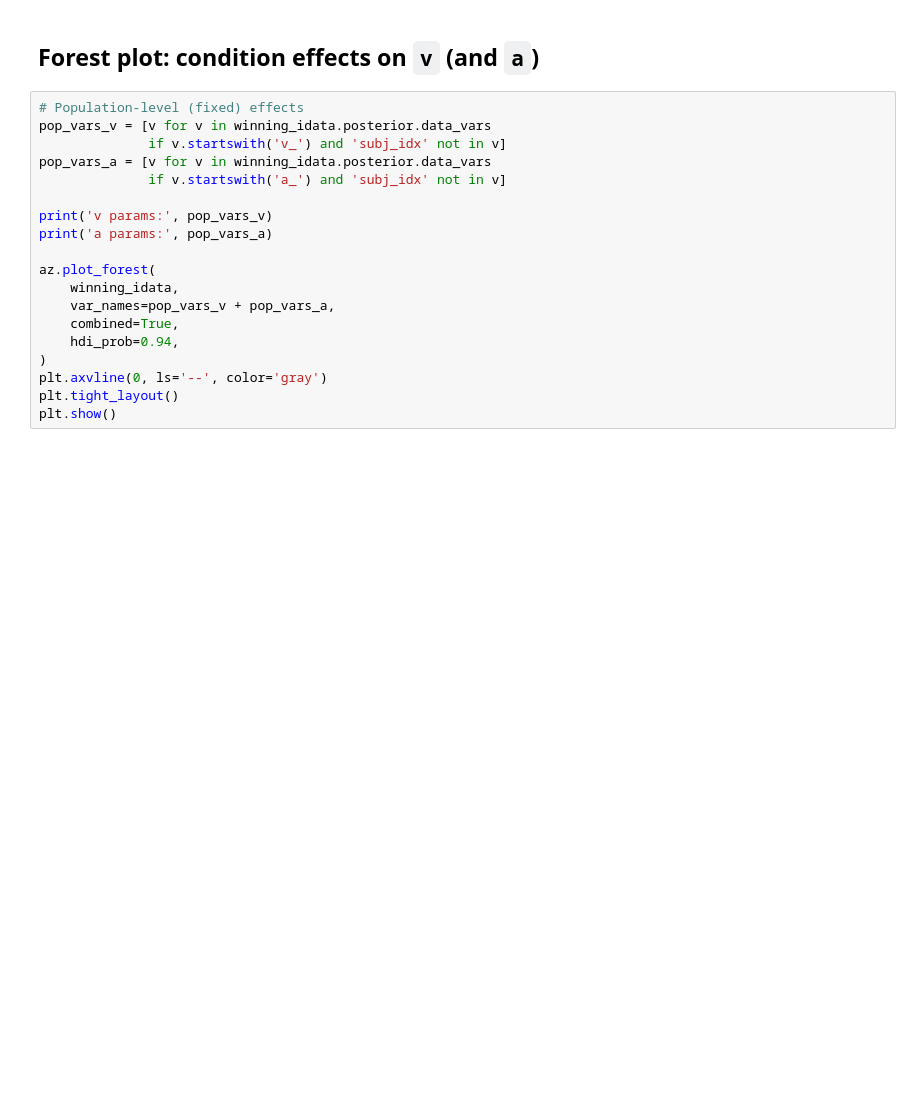
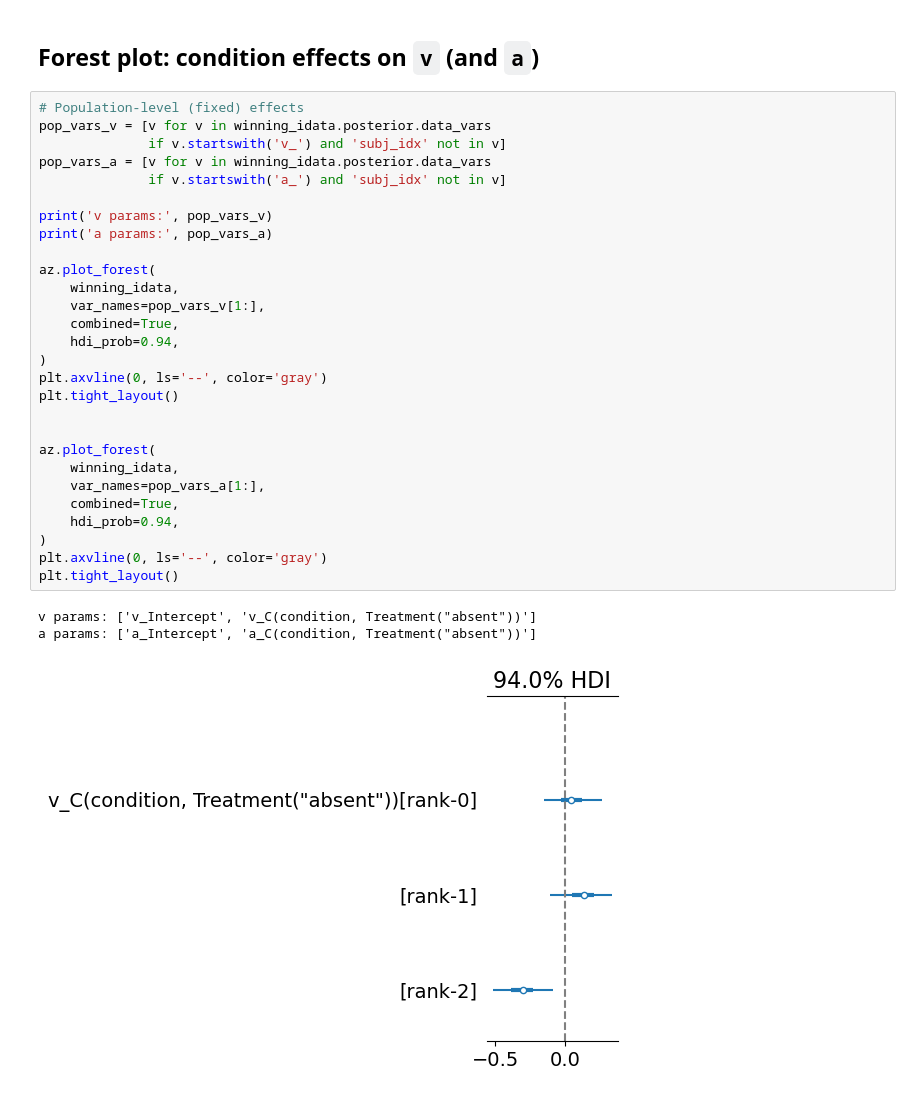
Before and after one commit to Gilles86/value_capture, a Jupyter notebook: notebooks/ddm_hssm.ipynb, the cells around one changed output. Drawn from its saved outputs; the diff is of its cells as text; blank space fills up the shorter version.

```diff
--- a/notebooks/ddm_hssm.ipynb
+++ b/notebooks/ddm_hssm.ipynb
@@ -223,19 +333,32 @@ plt.show()
 # %%
 # Population-level (fixed) effects
 pop_vars_v = [v for v in winning_idata.posterior.data_vars
               if v.startswith('v_') and 'subj_idx' not in v]
 pop_vars_a = [v for v in winning_idata.posterior.data_vars
               if v.startswith('a_') and 'subj_idx' not in v]
 
 print('v params:', pop_vars_v)
 print('a params:', pop_vars_a)
 
 az.plot_forest(
     winning_idata,
-    var_names=pop_vars_v + pop_vars_a,
+    var_names=pop_vars_v[1:],
     combined=True,
     hdi_prob=0.94,
 )
 plt.axvline(0, ls='--', color='gray')
 plt.tight_layout()
-plt.show()
+
+
+az.plot_forest(
+    winning_idata,
+    var_names=pop_vars_a[1:],
+    combined=True,
+    hdi_prob=0.94,
+)
+plt.axvline(0, ls='--', color='gray')
+plt.tight_layout()
+# %% [output]
+v params: ['v_Intercept', 'v_C(condition, Treatment("absent"))']
+a params: ['a_Intercept', 'a_C(condition, Treatment("absent"))']
+[figure, added]
```
Also changed, not shown: parts of 16 cells of this notebook, 4 other files.
